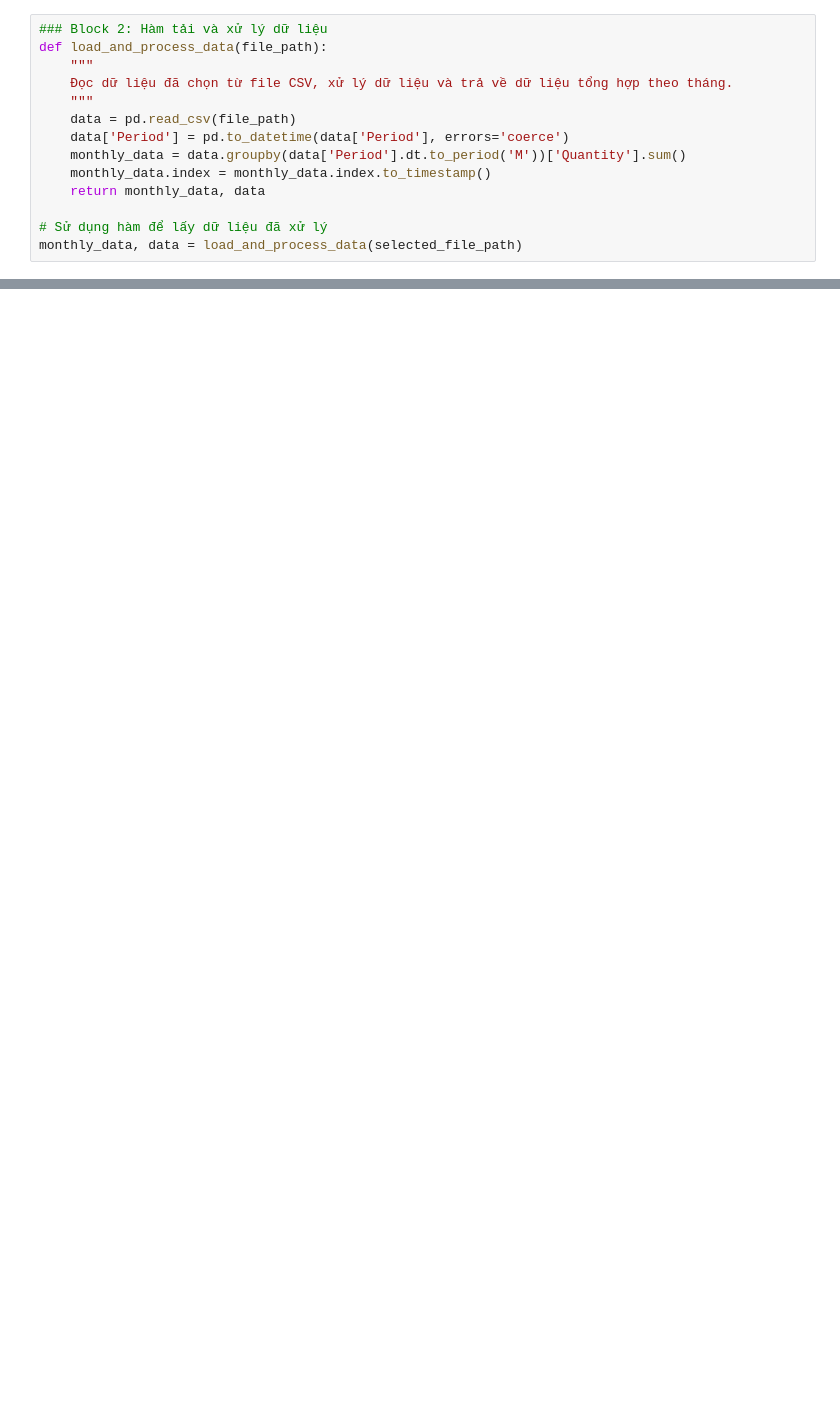
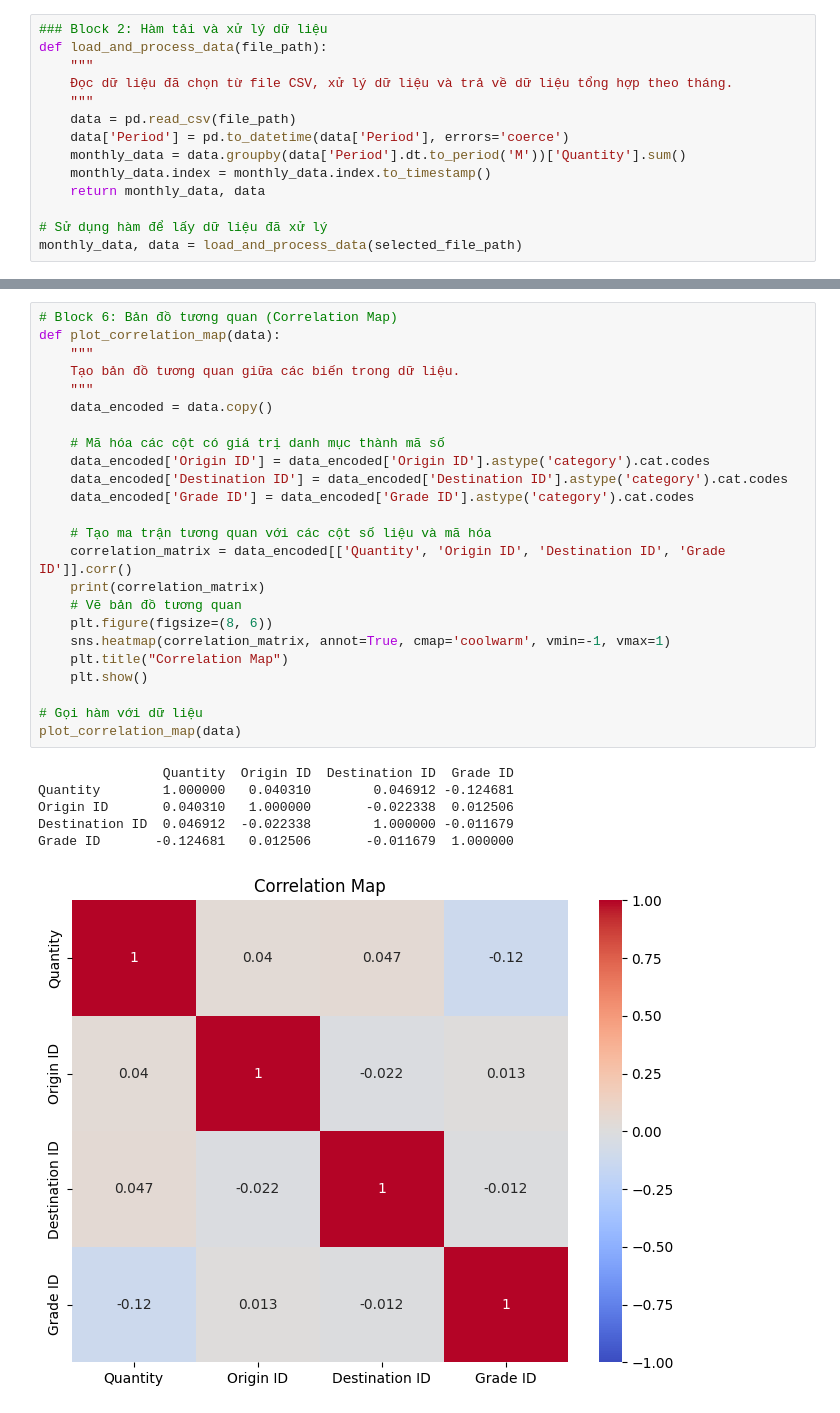
Before and after one commit to thien71/data-mining, a Jupyter notebook: src/data-ingestion/app.ipynb, the cells around one changed output, grey strips where cells are left out. Saved outputs shown, nothing was run; the diff lists cells and outputs as text; blank space fills up the shorter version.

```diff
--- a/src/data-ingestion/app.ipynb
+++ b/src/data-ingestion/app.ipynb
@@ -125,2 +125,33 @@ plot_correlation_map(data)
 # %% [output]
 [figure]
+# %%
+# Block 6: Bản đồ tương quan (Correlation Map)
+def plot_correlation_map(data):
+    """
+    Tạo bản đồ tương quan giữa các biến trong dữ liệu.
+    """
+    data_encoded = data.copy()
+
+    # Mã hóa các cột có giá trị danh mục thành mã số
+    data_encoded['Origin ID'] = data_encoded['Origin ID'].astype('category').cat.codes
+    data_encoded['Destination ID'] = data_encoded['Destination ID'].astype('category').cat.codes
+    data_encoded['Grade ID'] = data_encoded['Grade ID'].astype('category').cat.codes
+
+    # Tạo ma trận tương quan với các cột số liệu và mã hóa
+    correlation_matrix = data_encoded[['Quantity', 'Origin ID', 'Destination ID', 'Grade ID']].corr()
+    print(correlation_matrix)
+    # Vẽ bản đồ tương quan
+    plt.figure(figsize=(8, 6))
+    sns.heatmap(correlation_matrix, annot=True, cmap='coolwarm', vmin=-1, vmax=1)
+    plt.title("Correlation Map")
+    plt.show()
+
+# Gọi hàm với dữ liệu
+plot_correlation_map(data)
+# %% [output]
+                Quantity  Origin ID  Destination ID  Grade ID
+Quantity        1.000000   0.040310        0.046912 -0.124681
+Origin ID       0.040310   1.000000       -0.022338  0.012506
+Destination ID  0.046912  -0.022338        1.000000 -0.011679
+Grade ID       -0.124681   0.012506       -0.011679  1.000000
+[figure, added]
```
Also changed, not shown: parts of 7 cells of this notebook, 5 other files.
